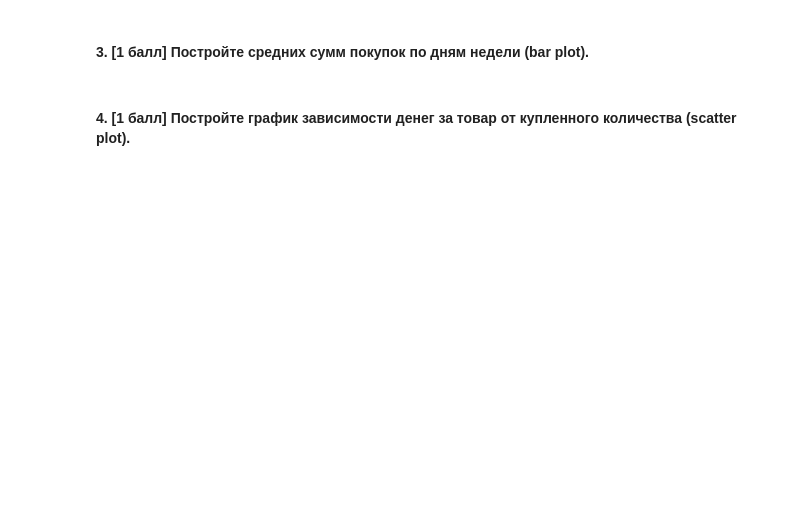
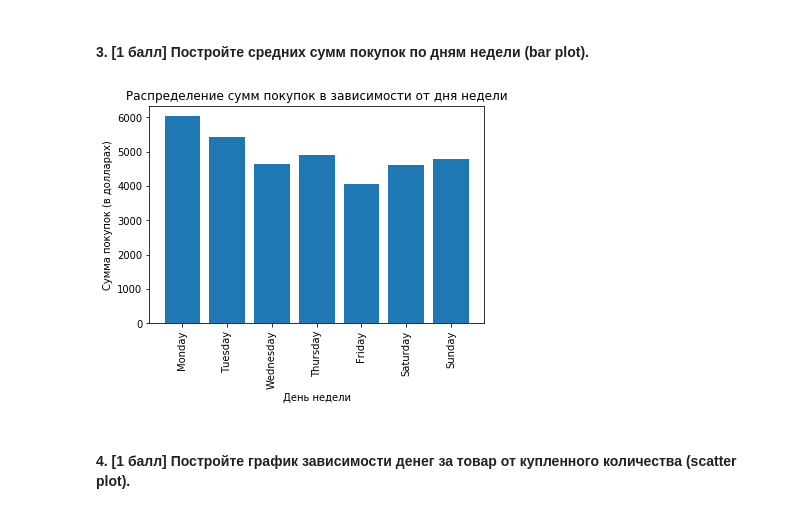
Before and after one commit to hse-mlearn/ha-01-maborovkov, a Jupyter notebook: homework-practice-01.ipynb, the cells around one changed output. Cells and saved outputs as stored; diff of their text form; code cells hidden in the pictures; blank space fills up the shorter version.

```diff
--- a/homework-practice-01.ipynb
+++ b/homework-practice-01.ipynb
@@ -346,2 +398,18 @@ matplotlib.pyplot.hist()
+# %%
+weekdays = dataset.groupby('order_id').agg({'day-of-week': 'first', 'item_price_float': 'sum'})
+weekdays = weekdays.groupby('day-of-week').sum()
+num = [5, 1, 6, 7, 4, 2, 3]
+weekdays['day'] = num
+weekdays = weekdays.sort_values(by=['day'])
+weekdays['day'] = weekdays.index
+
+plt.bar(weekdays['day'], weekdays['item_price_float'])
+plt.xticks(rotation=90)
+plt.xlabel('День недели')
+plt.ylabel('Сумма покупок (в долларах)')
+plt.title('Распределение сумм покупок в зависимости от дня недели')
+plt.show()
+# %% [output]
+[figure, added]
 # %% [markdown]
 #### 4. [1 балл] Постройте график зависимости денег за товар от купленного количества (scatter plot).
```
Also changed, not shown: parts of 23 cells of this notebook.
